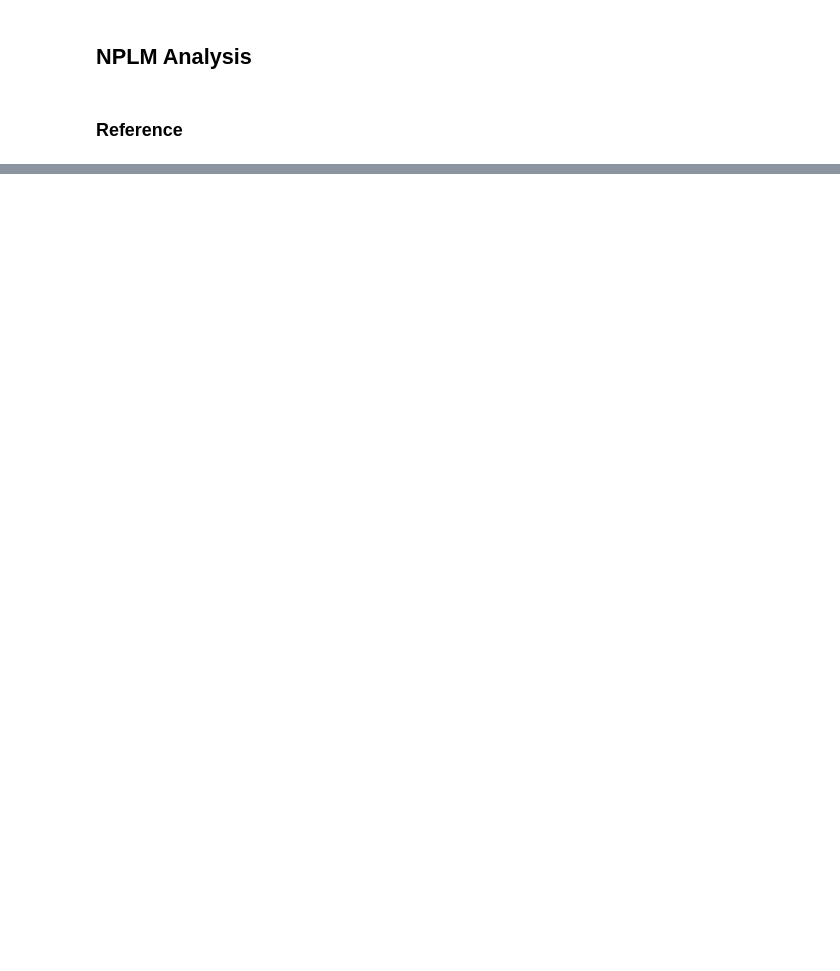
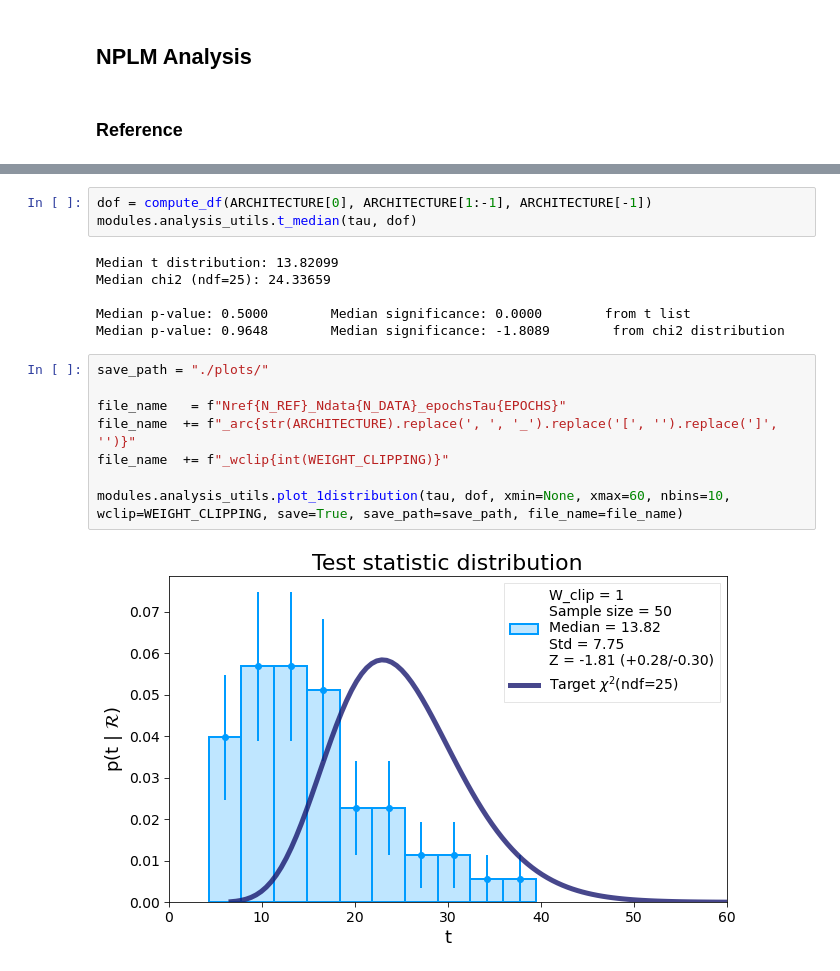
Before and after one commit to GiacomoFrn/Advanced-DQM-for-DT-detector, a Jupyter notebook: nplm/visualization.ipynb, the cells around one changed output, grey strips where cells are left out. Saved outputs shown, nothing was run; the diff lists cells and outputs as text; blank space fills up the shorter version.

```diff
--- a/nplm/visualization.ipynb
+++ b/nplm/visualization.ipynb
@@ -204 +203,20 @@ Output shape:
 Returning history
+# %%
+dof = compute_df(ARCHITECTURE[0], ARCHITECTURE[1:-1], ARCHITECTURE[-1])
+modules.analysis_utils.t_median(tau, dof)
+# %% [output]
+Median t distribution: 13.82099
+Median chi2 (ndf=25): 24.33659
+
+Median p-value: 0.5000        Median significance: 0.0000        from t list
+Median p-value: 0.9648        Median significance: -1.8089        from chi2 distribution
+# %%
+save_path = "./plots/"
+
+file_name   = f"Nref{N_REF}_Ndata{N_DATA}_epochsTau{EPOCHS}"
+file_name  += f"_arc{str(ARCHITECTURE).replace(', ', '_').replace('[', '').replace(']', '')}"
+file_name  += f"_wclip{int(WEIGHT_CLIPPING)}"
+
+modules.analysis_utils.plot_1distribution(tau, dof, xmin=None, xmax=60, nbins=10, wclip=WEIGHT_CLIPPING, save=True, save_path=save_path, file_name=file_name)
+# %% [output]
+[figure, added]
```
Also changed, not shown: parts of 6 cells of this notebook, 10 other files.
